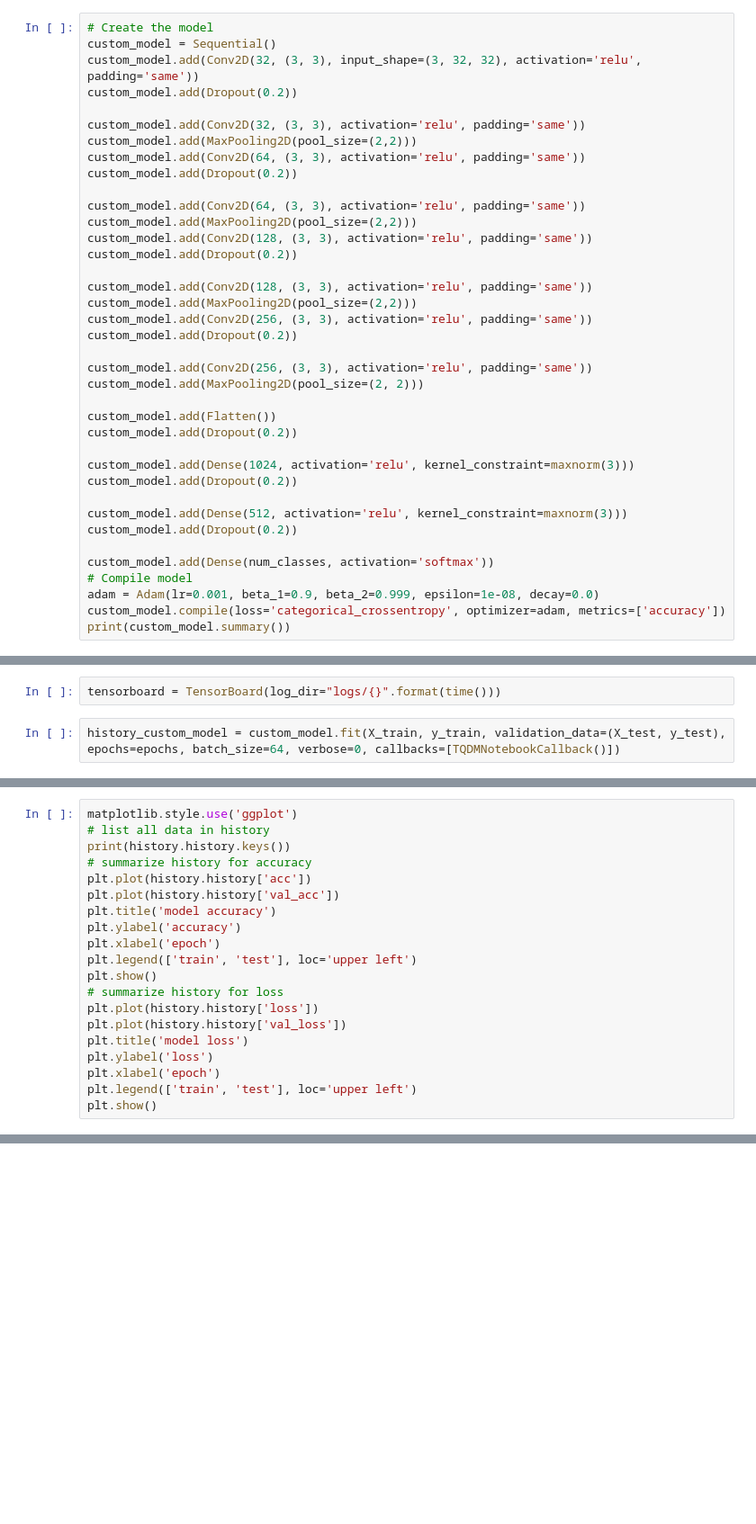
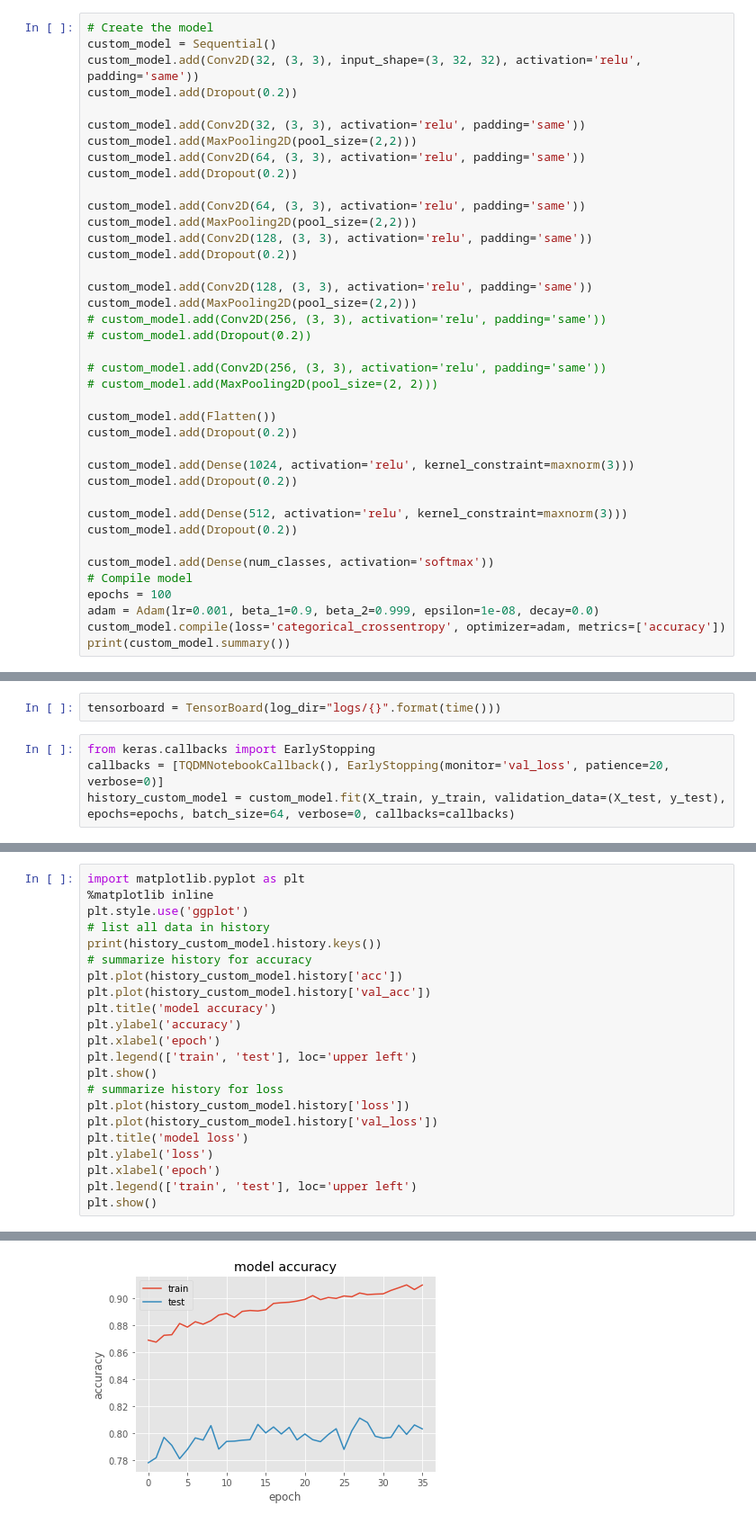
Before and after one commit to JayThibs/Deep-Learning-With-Python-Practice, a Jupyter notebook: CIFAR-10-Object-Recognition/CIFAR-10 Object Recognition.ipynb, the cells around one changed output, grey strips where cells are left out. Shown at 90% size. Drawn from its saved outputs; the diff is of its cells as text; blank space fills up the shorter version.

Commit message:
Ran Model 1

```diff
--- a/CIFAR-10-Object-Recognition/CIFAR-10 Object Recognition.ipynb
+++ b/CIFAR-10-Object-Recognition/CIFAR-10 Object Recognition.ipynb
@@ -152,11 +153,11 @@ custom_model.add(Dropout(0.2))
 
 custom_model.add(Conv2D(128, (3, 3), activation='relu', padding='same'))
 custom_model.add(MaxPooling2D(pool_size=(2,2)))
-custom_model.add(Conv2D(256, (3, 3), activation='relu', padding='same'))
-custom_model.add(Dropout(0.2))
+# custom_model.add(Conv2D(256, (3, 3), activation='relu', padding='same'))
+# custom_model.add(Dropout(0.2))
 
-custom_model.add(Conv2D(256, (3, 3), activation='relu', padding='same'))
-custom_model.add(MaxPooling2D(pool_size=(2, 2)))
+# custom_model.add(Conv2D(256, (3, 3), activation='relu', padding='same'))
+# custom_model.add(MaxPooling2D(pool_size=(2, 2)))
 
 custom_model.add(Flatten())
 custom_model.add(Dropout(0.2))
@@ -169,6 +170,7 @@ custom_model.add(Dropout(0.2))
 
 custom_model.add(Dense(num_classes, activation='softmax'))
 # Compile model
+epochs = 100
 adam = Adam(lr=0.001, beta_1=0.9, beta_2=0.999, epsilon=1e-08, decay=0.0)
 custom_model.compile(loss='categorical_crossentropy', optimizer=adam, metrics=['accuracy'])
 print(custom_model.summary())
@@ -177,4 +195,6 @@ NameError: name 'Sequential' is not defined
 # %%
 tensorboard = TensorBoard(log_dir="logs/{}".format(time()))
 # %%
-history_custom_model = custom_model.fit(X_train, y_train, validation_data=(X_test, y_test), epochs=epochs, batch_size=64, verbose=0, callbacks=[TQDMNotebookCallback()])
+from keras.callbacks import EarlyStopping
+callbacks = [TQDMNotebookCallback(), EarlyStopping(monitor='val_loss', patience=20, verbose=0)]
+history_custom_model = custom_model.fit(X_train, y_train, validation_data=(X_test, y_test), epochs=epochs, batch_size=64, verbose=0, callbacks=callbacks)
@@ -191,20 +207,23 @@ Accuracy: 45.75%
 # %%
-matplotlib.style.use('ggplot')
+import matplotlib.pyplot as plt
+%matplotlib inline
+plt.style.use('ggplot')
 # list all data in history
-print(history.history.keys())
+print(history_custom_model.history.keys())
 # summarize history for accuracy
-plt.plot(history.history['acc'])
-plt.plot(history.history['val_acc'])
+plt.plot(history_custom_model.history['acc'])
+plt.plot(history_custom_model.history['val_acc'])
 plt.title('model accuracy')
 plt.ylabel('accuracy')
 plt.xlabel('epoch')
 plt.legend(['train', 'test'], loc='upper left')
 plt.show()
 # summarize history for loss
-plt.plot(history.history['loss'])
-plt.plot(history.history['val_loss'])
+plt.plot(history_custom_model.history['loss'])
+plt.plot(history_custom_model.history['val_loss'])
 plt.title('model loss')
 plt.ylabel('loss')
 plt.xlabel('epoch')
 plt.legend(['train', 'test'], loc='upper left')
 plt.show()
+# %% [output]
@@ -210,0 +231 @@ plt.show()
+[figure, added]
```
Also changed, not shown: parts of 5 cells of this notebook.
